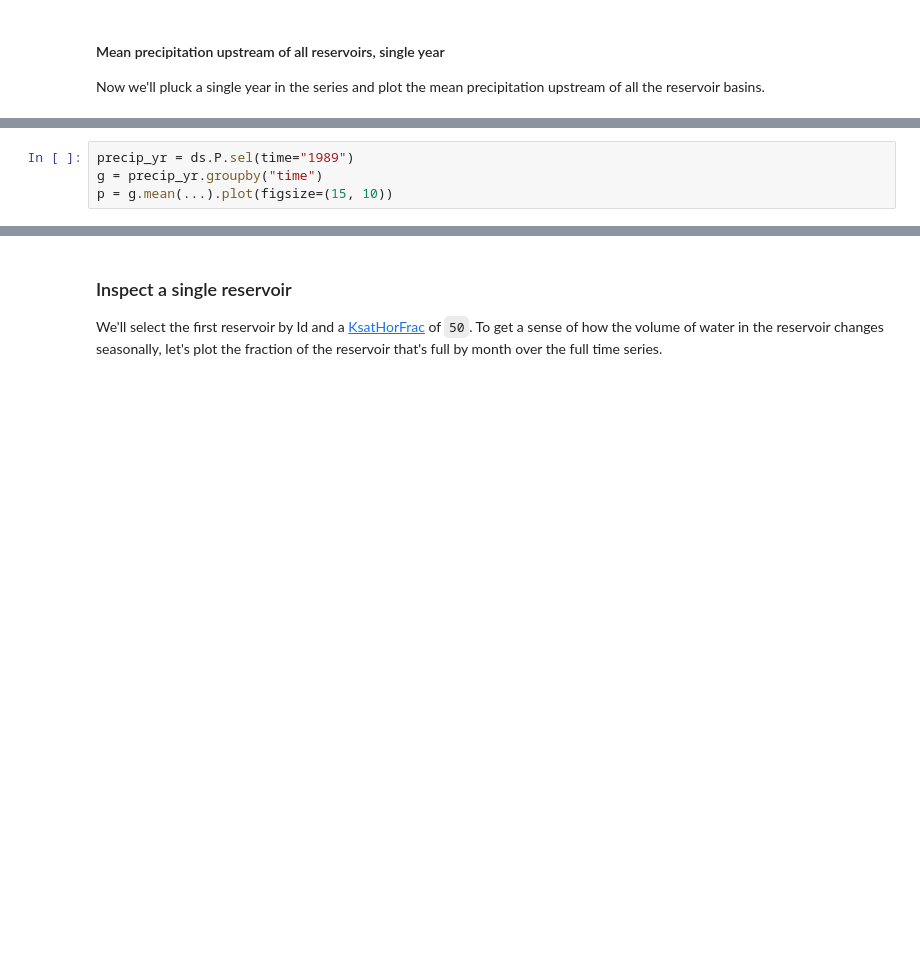
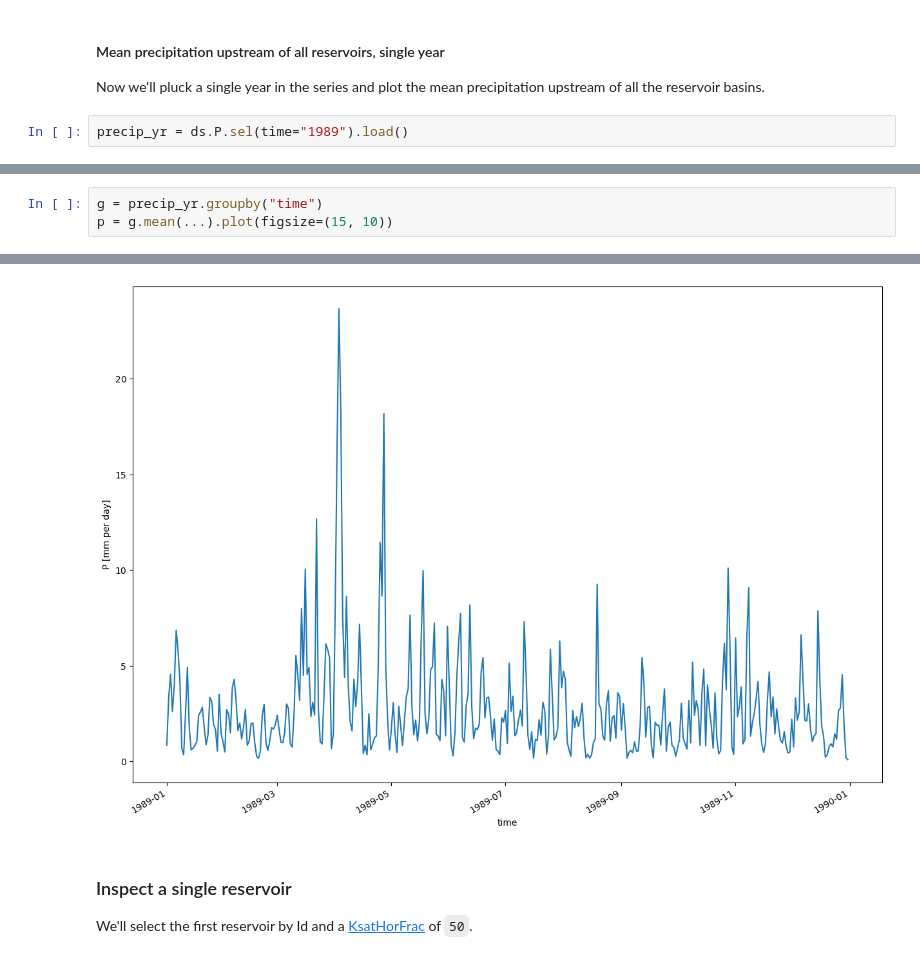
Before and after one commit to microsoft/PlanetaryComputerExamples, a Jupyter notebook: datasets/deltares-water-availability/deltares-water-availability-example.ipynb, the cells around one changed output, grey strips where cells are left out. Saved outputs shown, nothing was run; the diff lists cells and outputs as text; blank space fills up the shorter version.

Commit message:
Update deltares-water-availability (#266)
This notebook was taking a long time to run in integration tests. Moving
some of the larger computations to a "run this if you want" section.

```diff
--- a/datasets/deltares-water-availability/deltares-water-availability-example.ipynb
+++ b/datasets/deltares-water-availability/deltares-water-availability-example.ipynb
@@ -99,3 +98,5 @@ ax.set(ylim=(-44, -9), xlim=(112, 156));
 #### Mean precipitation upstream of all reservoirs, single year
 
 Now we'll pluck a single year in the series and plot the mean precipitation upstream of all the reservoir basins.
+# %%
+precip_yr = ds.P.sel(time="1989").load()
@@ -102,5 +106,4 @@ Now we'll pluck a single year in the series and plot the mean precipitation upst
 # %%
-precip_yr = ds.P.sel(time="1989")
 g = precip_yr.groupby("time")
 p = g.mean(...).plot(figsize=(15, 10))
 # %% [output]
@@ -108,4 +110,5 @@ p = g.mean(...).plot(figsize=(15, 10))
+[figure, added]
 # %% [markdown]
 ### Inspect a single reservoir
 
-We'll select the first reservoir by Id and a [KsatHorFrac](https://wflow.readthedocs.io/en/latest/wflow_sbm.html) of `50`. To get a sense of how the volume of water in the reservoir changes seasonally, let's plot the fraction of the reservoir that's full by month over the full time series.
+We'll select the first reservoir by Id and a [KsatHorFrac](https://wflow.readthedocs.io/en/latest/wflow_sbm.html) of `50`.
```
Also changed, not shown: parts of 16 cells of this notebook.
